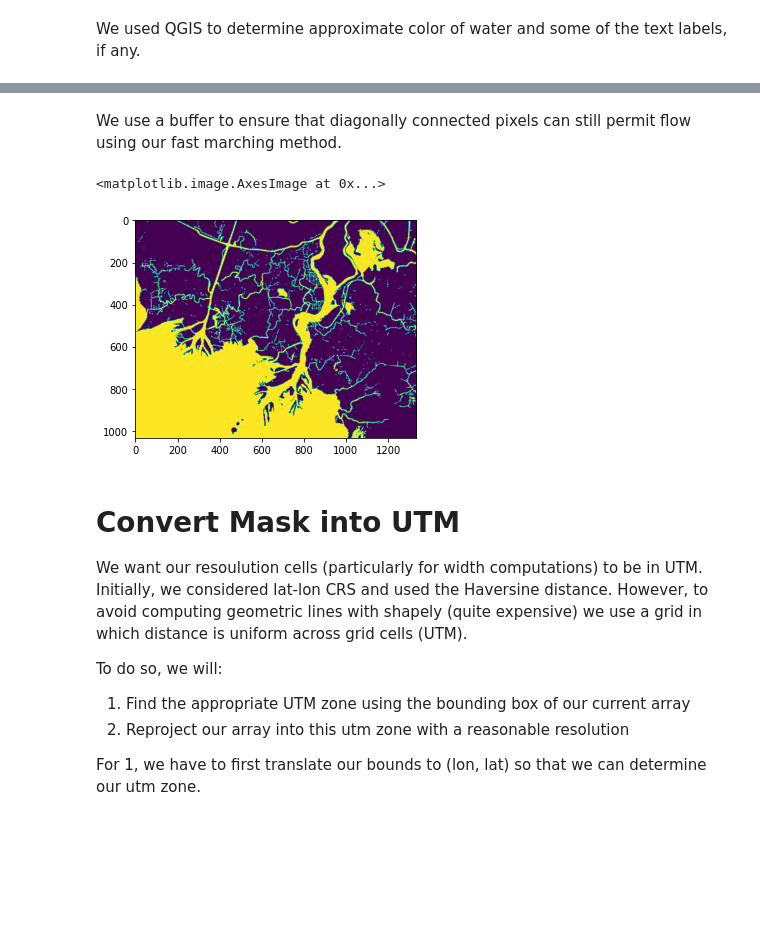
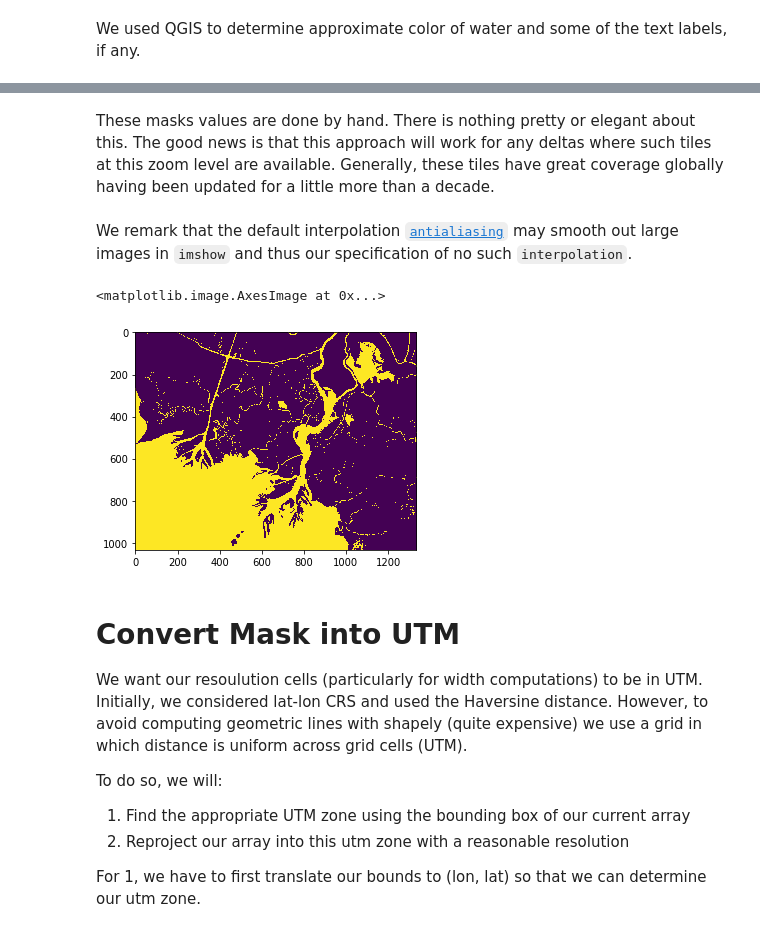
Before and after one commit to simard-landscape-lab/orinoco, a Jupyter notebook: notebooks/examples/0 - Make Masks.ipynb, the cells around one changed output, grey strips where cells are left out. Drawn from its saved outputs; the diff is of its cells as text; code cells hidden in the pictures; blank space fills up the shorter version.

```diff
--- a/notebooks/examples/0 - Make Masks.ipynb
+++ b/notebooks/examples/0 - Make Masks.ipynb
@@ -69,3 +85,5 @@ These masks values are done by hand. There is nothing pretty or elegant about th
+# %% [markdown]
+These masks values are done by hand. There is nothing pretty or elegant about this. The good news is that this approach will work for any deltas where such tiles at this zoom level are available. Generally, these tiles have great coverage globally having been updated for a little more than a decade.
 # %%
 X = src_arr.transpose([1, 2, 0])[..., :3]
 
@@ -95,18 +116,13 @@ elif map_name == 'google_16':
 
 else:
     raise ValueError('only works for google_16 and stamen_terrain_12')
-# %% [markdown]
-We use a buffer to ensure that diagonally connected pixels can still permit flow using our fast marching method.
-# %%
-mask_original_crs = nd.morphology.binary_dilation(mask_original_crs,
-                                    iterations=1,
-                                    border_value=0,
-                                    structure=np.ones((3, 3)))
-
-plt.imshow(mask_original_crs)
-# %% [output]
-<matplotlib.image.AxesImage at 0x...>
-[figure, removed]
+# %% [markdown]
+We remark that the default interpolation [`antialiasing`](https://matplotlib.org/3.2.1/gallery/images_contours_and_fields/interpolation_methods.html) may smooth out large images in `imshow` and thus our specification of no such `interpolation`.
+# %%
+plt.imshow(mask_original_crs, interpolation='none')
+# %% [output]
+<matplotlib.image.AxesImage at 0x...>
+[figure, added]
 # %%
 src_profile['count'] = 1
 with rasterio.open(products_for_map_dir/'water_mask_original.tif', 'w', **src_profile) as ds:
```
Also changed, not shown: parts of 13 cells of this notebook, 5 other files.
